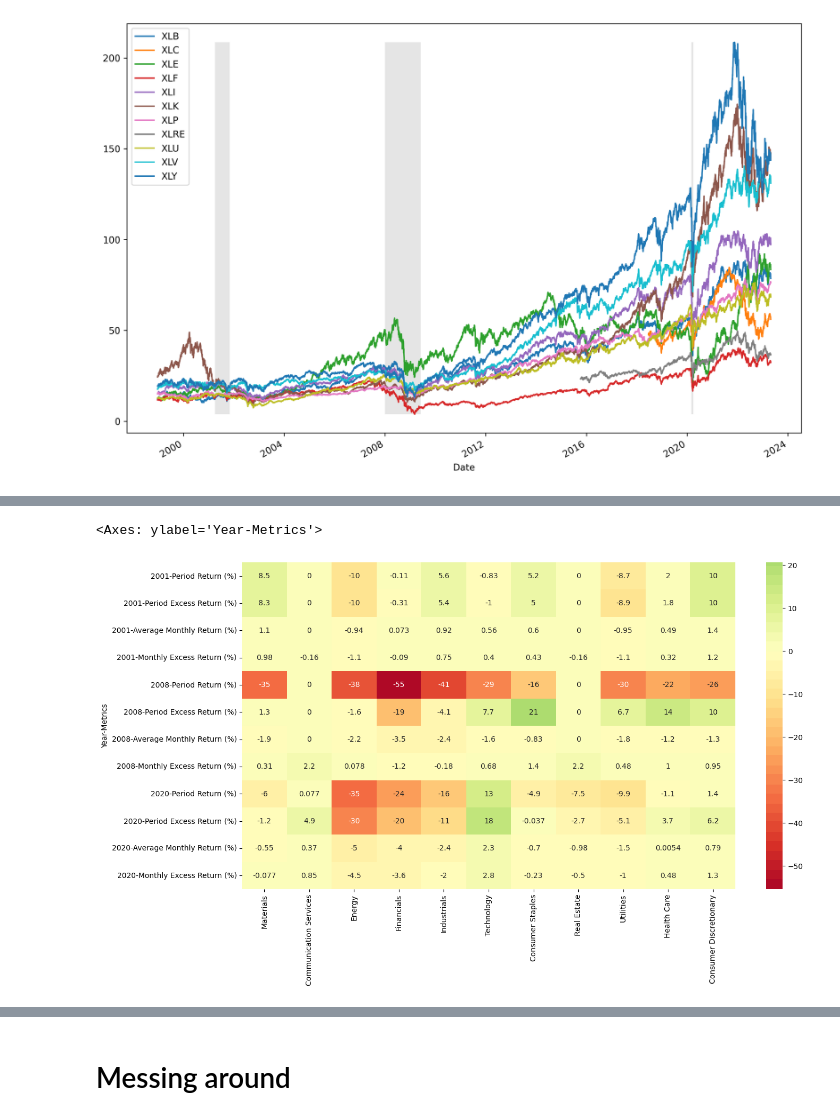
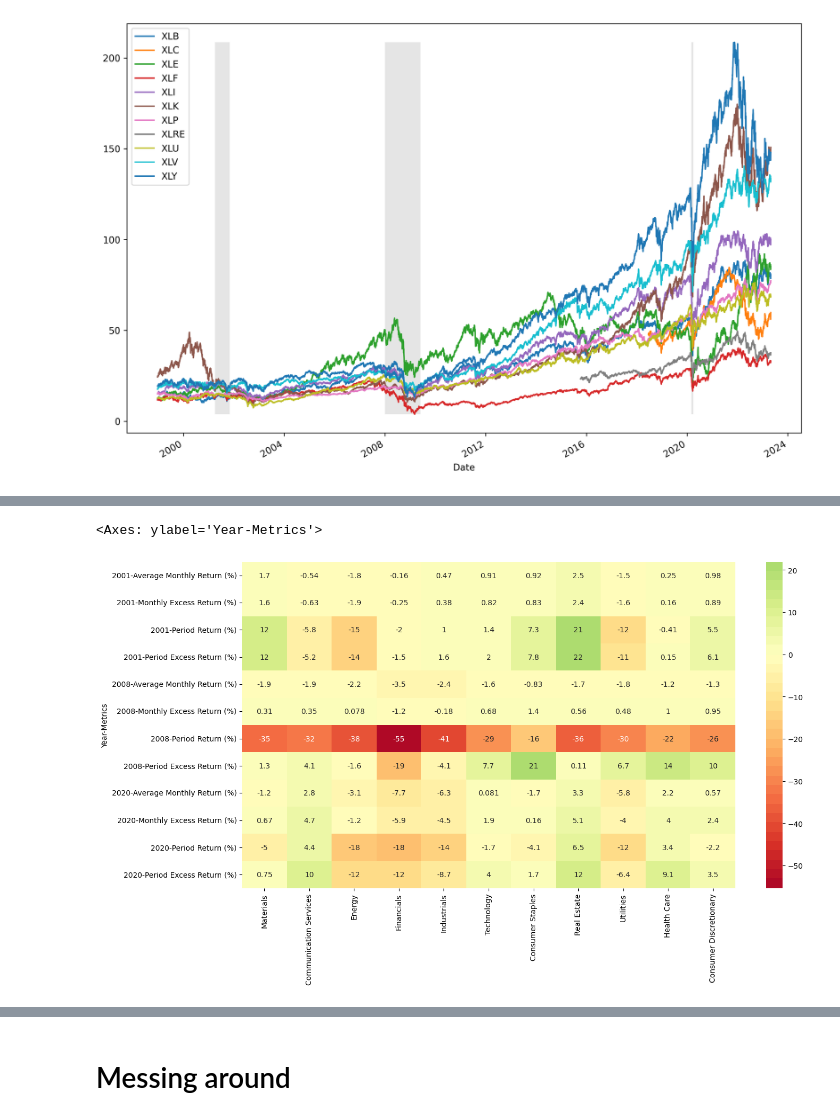
Before and after one commit to AmineMahdioui/projet-de-fin-d-annee, a Jupyter notebook: SectorAnalysis.ipynb, the cells around one changed output, grey strips where cells are left out. Drawn from its saved outputs; the diff is of its cells as text; code cells hidden in the pictures.

Commit message:
comparison GDP NBER recessions

```diff
--- a/SectorAnalysis.ipynb
+++ b/SectorAnalysis.ipynb
@@ -113,5 +91,5 @@ Name: XLRE, Length: 1901, dtype: float64
 # %%
-recessions = DataReader('USRECQ', 'fred', start='1999').resample('QS').last()['USRECQ'].iloc[1:]
+recessions = DataReader('USREC', 'fred', start='1999')['USREC']
 benchmark=yf.download("^GSPC")['Adj Close'] # SP500
 benchmark
 # %% [output]
@@ -132,11 +109,0 @@ Name: Adj Close, Length: 23944, dtype: float64
-# %%
-from dateutil.relativedelta import *
-
-my_list=recessions.to_frame()
-my_list=recessions.rolling(2).mean()
-my_list=my_list[my_list==0.5]
-
-recessions_start_end = []
-
-for i in range(0, len(my_list), 2):
-    recessions_start_end.append((my_list.index[i], my_list.index[i+1]))
@@ -148,5 +110 @@ def MonthlyPerforamnce(df):
-# %%
-stock_data=df
-for start,end in recessions_start_end:
-    selected_data = stock_data[(stock_data.index >= start) & (stock_data.index < end)]
 # %%
@@ -186,0 +148,3 @@ df_perforamce
+# %%
+perforamce_NBER=Recession_Performance(SPDR, recessions)
+perforamce_NBER
@@ -187,8 +184,8 @@ df_perforamce
 # %%
 import seaborn as sns
 palette = sns.color_palette("RdYlGn", 50)
 plt.figure(figsize=(15,8))
-sns.heatmap(df_perforamce.fillna(0),cmap=palette,center=0 , annot=True)
+sns.heatmap(perforamce_NBER.fillna(0),cmap=palette,center=0 , annot=True)
 # %% [output]
 <Axes: ylabel='Year-Metrics'>
-[figure, old version]
+[figure, new version]
```
Also changed, not shown: parts of 19 cells of this notebook.
